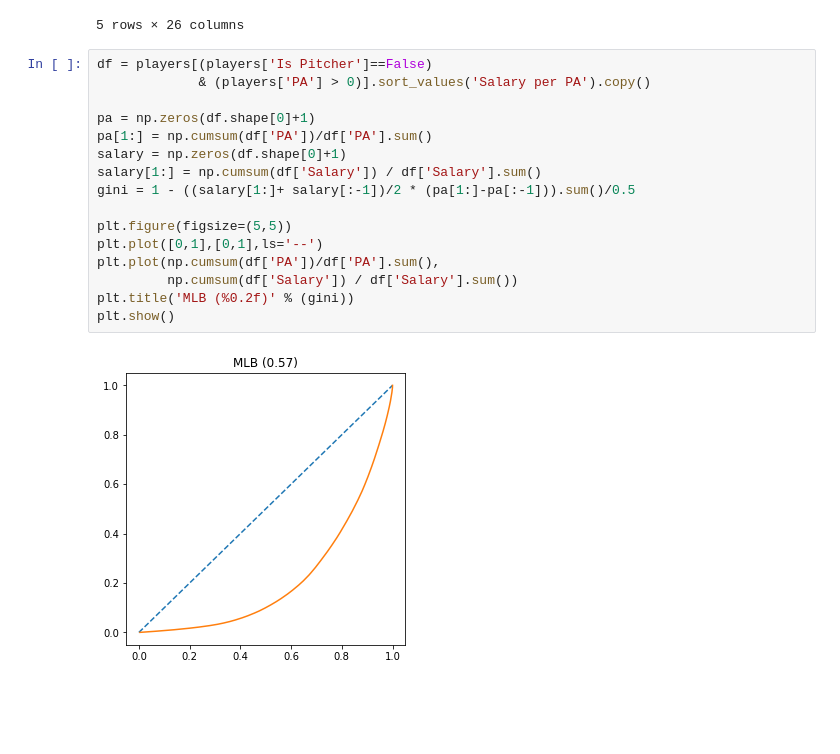
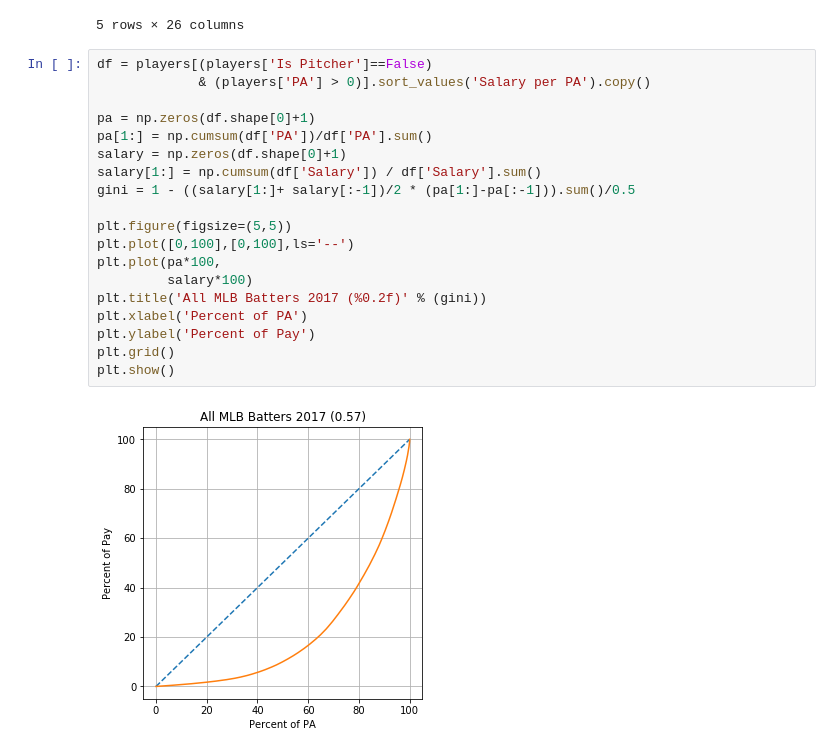
Before and after one commit to fireplacetv/notebooks, a Jupyter notebook: PA Gini/PA Gini.ipynb, the cells around one changed output. Drawn from its saved outputs; the diff is of its cells as text; blank space fills up the shorter version.

Commit message:
add pitchers and update charts

```diff
--- a/PA Gini/PA Gini.ipynb
+++ b/PA Gini/PA Gini.ipynb
@@ -26,19 +26,22 @@ players.head()
 # %%
 df = players[(players['Is Pitcher']==False)
              & (players['PA'] > 0)].sort_values('Salary per PA').copy()
 
 pa = np.zeros(df.shape[0]+1)
 pa[1:] = np.cumsum(df['PA'])/df['PA'].sum()
 salary = np.zeros(df.shape[0]+1)
 salary[1:] = np.cumsum(df['Salary']) / df['Salary'].sum()
 gini = 1 - ((salary[1:]+ salary[:-1])/2 * (pa[1:]-pa[:-1])).sum()/0.5
 
 plt.figure(figsize=(5,5))
-plt.plot([0,1],[0,1],ls='--')
-plt.plot(np.cumsum(df['PA'])/df['PA'].sum(),
-         np.cumsum(df['Salary']) / df['Salary'].sum())
-plt.title('MLB (%0.2f)' % (gini))
+plt.plot([0,100],[0,100],ls='--')
+plt.plot(pa*100,
+         salary*100)
+plt.title('All MLB Batters 2017 (%0.2f)' % (gini))
+plt.xlabel('Percent of PA')
+plt.ylabel('Percent of Pay')
+plt.grid()
 plt.show()
 # %% [output]
-[figure, old version]
+[figure, new version]
 # %%
```
Also changed, not shown: parts of 4 cells of this notebook.
